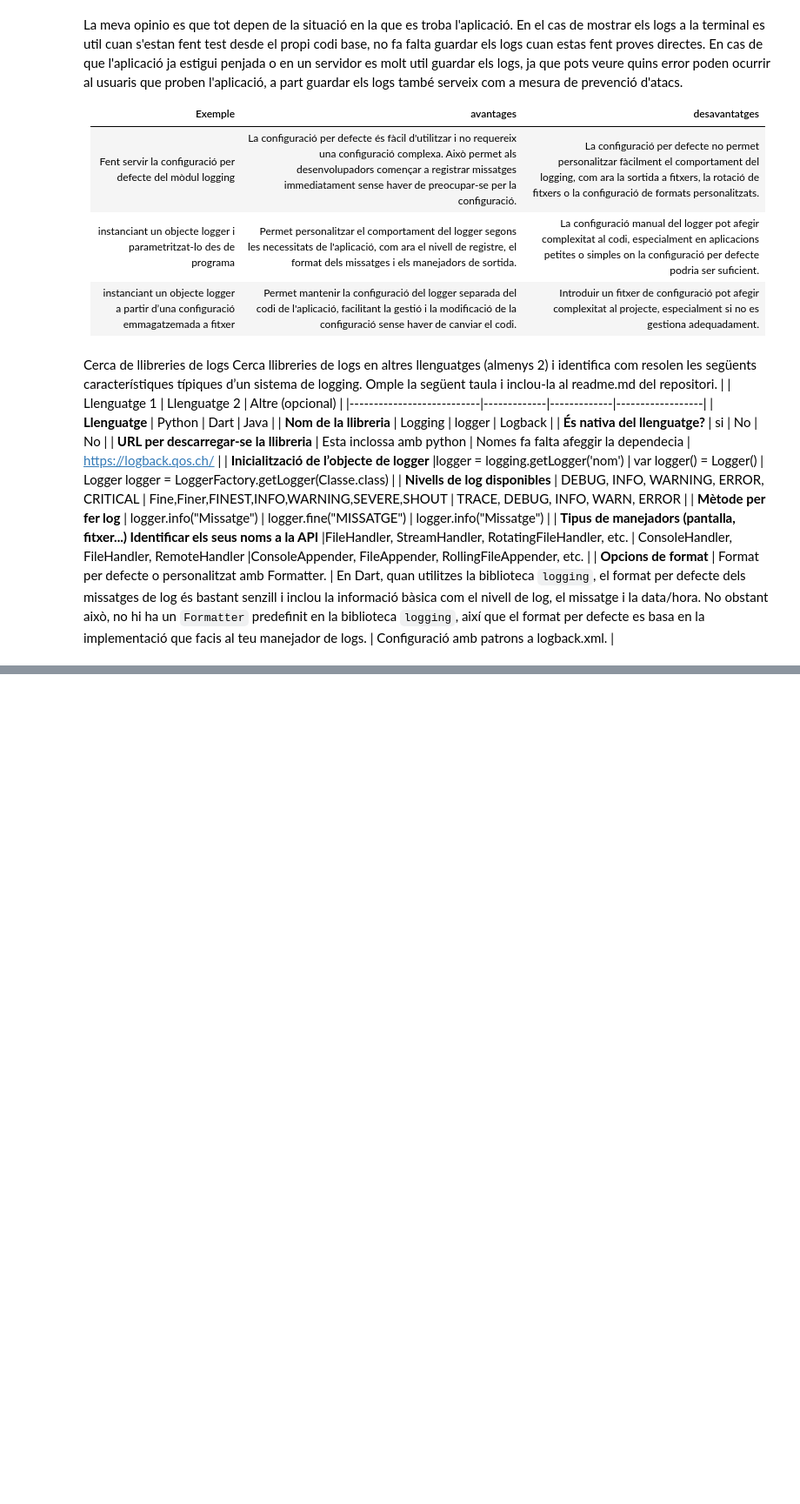
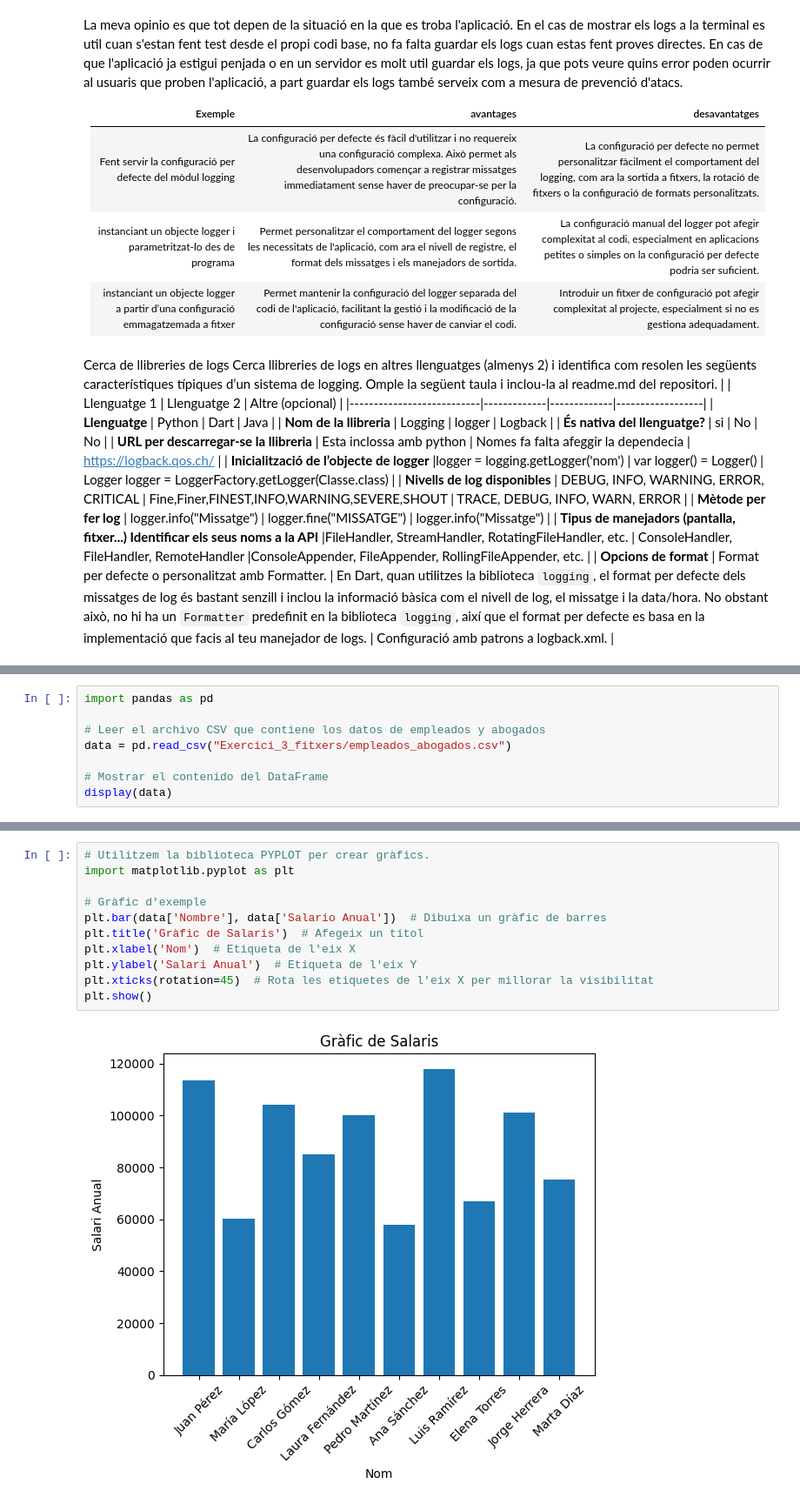
Before and after one commit to Red1-1/jupiter-logs-pandas-Red1-1, a Jupyter notebook: P4.ipynb, the cells around one changed output, grey strips where cells are left out. Shown at 87% size. Saved outputs shown, nothing was run; the diff lists cells and outputs as text; blank space fills up the shorter version.

Commit message:
Exercici 3

```diff
--- a/P4.ipynb
+++ b/P4.ipynb
@@ -124,0 +137,8 @@ Cerca llibreries de logs en altres llenguatges (almenys 2) i identifica com reso
+# %%
+import pandas as pd
+
+# Leer el archivo CSV que contiene los datos de empleados y abogados
+data = pd.read_csv("Exercici_3_fitxers/empleados_abogados.csv")
+
+# Mostrar el contenido del DataFrame
+display(data)
@@ -124,0 +157,13 @@ Cerca llibreries de logs en altres llenguatges (almenys 2) i identifica com reso
+# %%
+# Utilitzem la biblioteca PYPLOT per crear gràfics.
+import matplotlib.pyplot as plt
+
+# Gràfic d'exemple
+plt.bar(data['Nombre'], data['Salario Anual'])  # Dibuixa un gràfic de barres
+plt.title('Gràfic de Salaris')  # Afegeix un títol
+plt.xlabel('Nom')  # Etiqueta de l'eix X
+plt.ylabel('Salari Anual')  # Etiqueta de l'eix Y
+plt.xticks(rotation=45)  # Rota les etiquetes de l'eix X per millorar la visibilitat
+plt.show()
+# %% [output]
+[figure, added]
```
Also changed, not shown: parts of 3 cells of this notebook, 3 other files.
